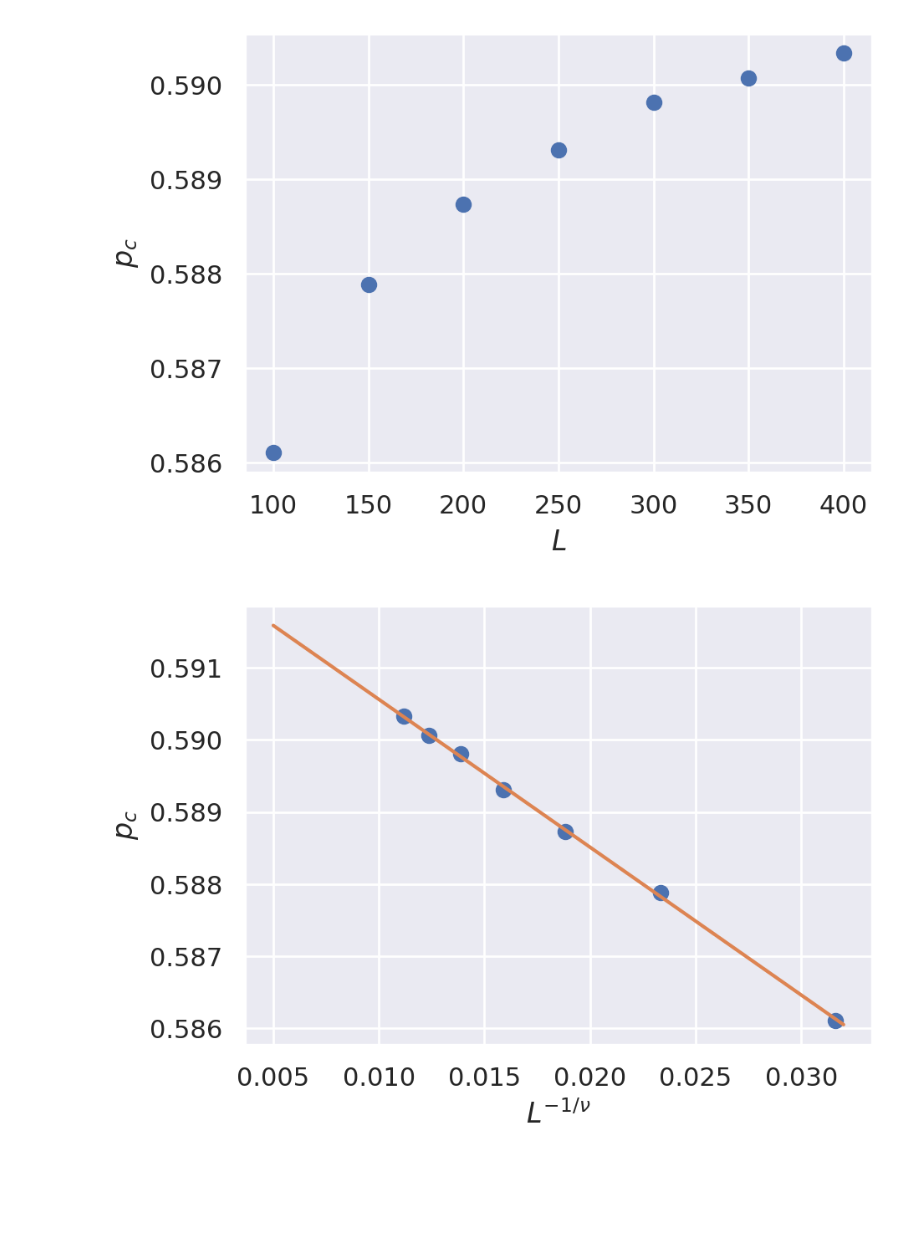
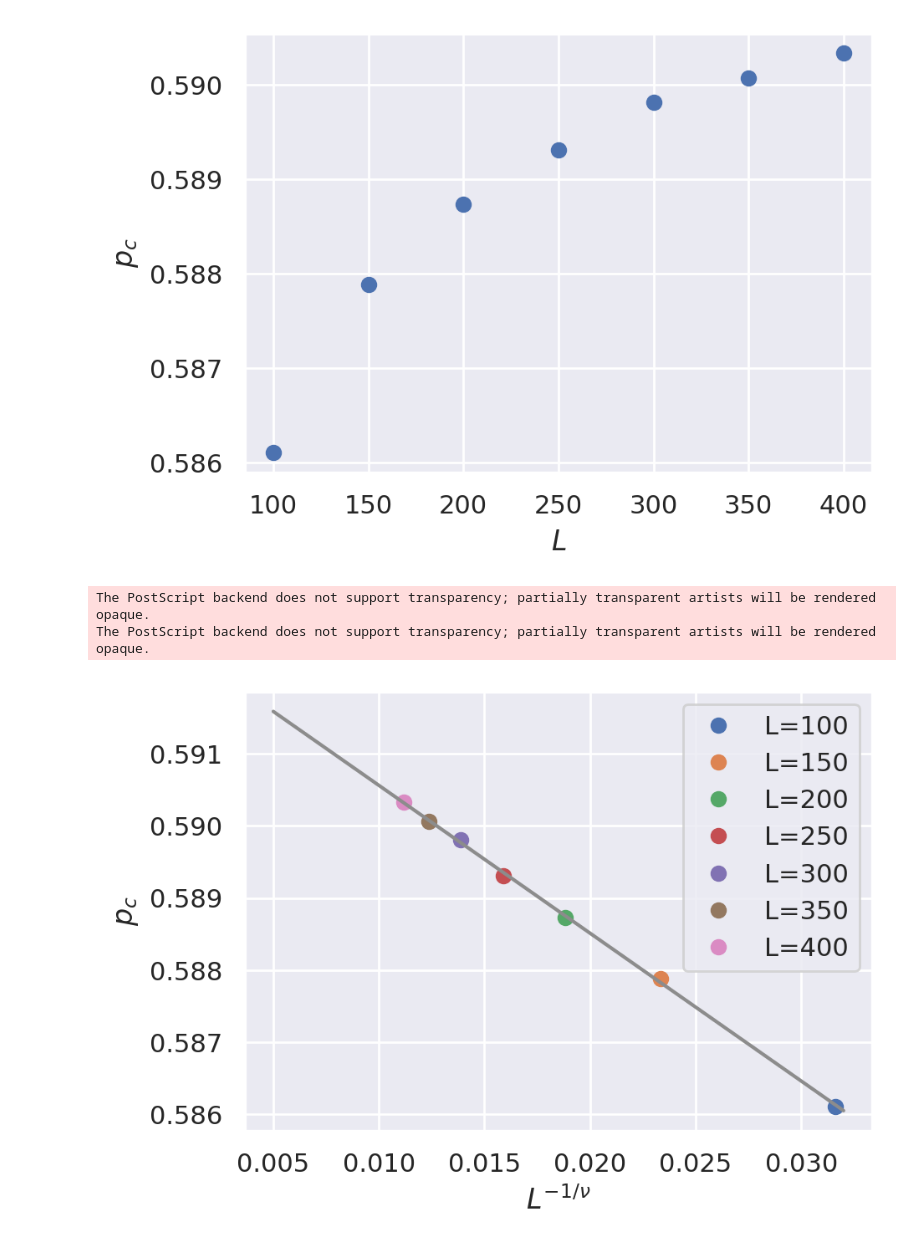
Before and after one commit to rg-nep/RedefinitionOfSitePercolation, a Jupyter notebook: jupyter-notebook/finding-pc.ipynb, the cells around one changed output. Saved outputs shown, nothing was run; the diff lists cells and outputs as text; code cells hidden in the pictures; blank space fills up the shorter version.

Commit message:
modified figure

```diff
--- a/jupyter-notebook/finding-pc.ipynb
+++ b/jupyter-notebook/finding-pc.ipynb
@@ -126,0 +147,32 @@ LinregressResult(slope=-0.20507650054652243, intercept=0.5926136680057711, rvalu
+# %%
+fig, ax = plt.subplots(1, 2, dpi=200, figsize=(10, 3.5))
+
+lengths = list(pc_dict.keys())
+lengths.sort()
+for L in lengths:
+    x = L**(-one_by_nu)
+    ax[1].plot(x, pc_dict[L], 'o', label="L={}".format(L))
+    pass
+
+ax[0].plot(data[:,0], data[:,1], 'o')
+# plt.title(r"$p_c$ vs $L$")
+ax[0].set_xlabel(r"$L$")
+ax[0].set_ylabel(r"$p_c$")
+ax[0].set_position([0.1, 0.2, 0.35, 0.75])
+
+x = data[:,0]**(-one_by_nu)
+
+regress = stats.linregress(x, data[:,1])
+x = np.linspace(0.032, 0.005, 10)
+y = x*regress[0] + regress[1]
+
+
+ax[1].plot(x, y)
+ax[1].legend()
+ax[1].set_xlabel(r"$L^{-1/\nu}$")
+ax[1].set_ylabel(r"$p_c$")
+ax[1].set_position([0.54, 0.2, 0.35, 0.75])
+
+filename = fig_root + "finding-pc.eps"
+plt.savefig(filename)
+print(regress)
@@ -140,20 +197,28 @@ plt.savefig(filename)
 # %%
 fig = plt.figure(dpi=200, figsize=(5, 3.5))
 ax = plt.gca()
 
+lengths = list(pc_dict.keys())
+lengths.sort()
+for L in lengths:
+    x = L**(-one_by_nu)
+    ax.plot(x, pc_dict[L], 'o', label="L={}".format(L))
+    pass
+
 x = data[:,0]**(-one_by_nu)
-ax.plot(x, data[:,1], 'o')
 regress = stats.linregress(x, data[:,1])
 x = np.linspace(0.032, 0.005, 10)
 y = x*regress[0] + regress[1]
 ax.plot(x, y)
-
+ax.legend()
 ax.set_xlabel(r"$L^{-1/\nu}$")
 ax.set_ylabel(r"$p_c$")
 
 ax.set_position([0.2, 0.2, 0.75, 0.75])
 
 filename = fig_root + "finding-pc-2.eps"
 plt.savefig(filename)
 # %% [output]
+The PostScript backend does not support transparency; partially transparent artists will be rendered opaque.
+The PostScript backend does not support transparency; partially transparent artists will be rendered opaque.
-[figure, old version]
+[figure, new version]
```
Also changed, not shown: parts of 5 cells of this notebook, 3 other files.
